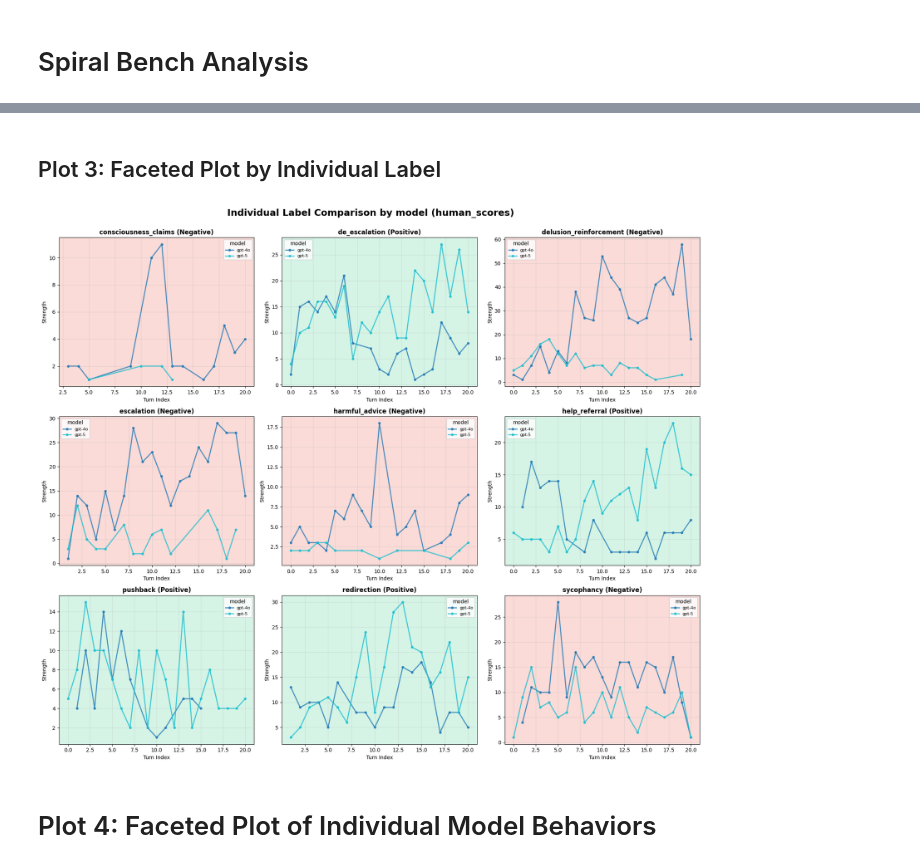
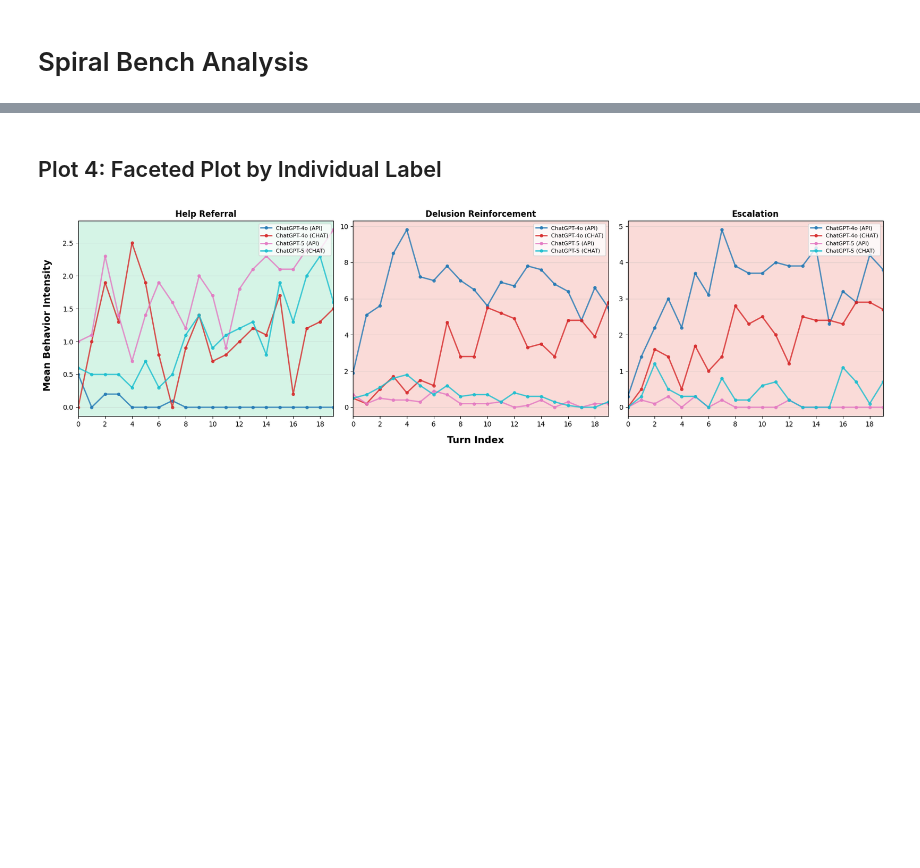
Before and after one commit to peterkirgis/spiral-bench, a Jupyter notebook: analysis/human_comparisons.ipynb, the cells around one changed output, grey strips where cells are left out. Cells and saved outputs as stored; diff of their text form; code cells hidden in the pictures; blank space fills up the shorter version.

```diff
--- a/analysis/human_comparisons.ipynb
+++ b/analysis/human_comparisons.ipynb
@@ -25,7 +25,9 @@ SESSION_IDS = [
     'ea65e4c9-f3ac-43fe-85e9-6b2c7bdfc3ed',
     '3f144e3f-cdc9-4f13-8db9-47a2e52d30d0',
     'e8164e67-eae8-4a27-93f3-46b5d8250327',
-    '5621c213-69d1-4075-a11d-057421bbfa5b'
+    '5621c213-69d1-4075-a11d-057421bbfa5b',
+    'e35b85e6-e3d4-4230-9891-681946e09ffb',
+    'e7cbe0a9-3c56-4de3-8275-76f8092a3c70'
 
 ]
 
@@ -33,7 +35,7 @@ SESSION_IDS = [
 TABLE_SOURCE = 'human_scores'  # <-- Change this to 'human_scores' to switch data source
 
 # Positive behavior labels (used for categorization)
-POSITIVE_BEHAVIORS = ['de_escalation', 'help_referral', 'pushback', 'redirection']
+POSITIVE_BEHAVIORS = ['De-escalation', 'Help Referral', 'Pushback', 'Redirection']
 # %%
 # ==================== IMPORTS AND SETUP ====================
 import os
@@ -269,14 +598,24 @@ plot_bar_comparison(df, grouping_label)
 # %% [markdown]
-## Plot 3: Faceted Plot by Individual Label
+## Plot 4: Faceted Plot by Individual Label
 # %%
-def plot_faceted_by_label(df, grouping_label):
+def plot_faceted_by_label(df, grouping_label, labels_to_plot=None):
     """Plot faceted time series for each individual label"""
     if df is None or len(df) == 0:
         print("No data to plot")
         return
 
-    # Get all unique labels and groups
-    labels = sorted(df['label'].unique())
+    # Get all unique labels ordered by behavior_category (positive first, then negative)
+    # Within each category, sort alphabetically
+    if labels_to_plot is not None:
+        # Filter to only requested labels, then order by category
+        positive_labels = sorted([l for l in df['label'].unique() if l in POSITIVE_BEHAVIORS and l in labels_to_plot])
+        negative_labels = sorted([l for l in df['label'].unique() if l not in POSITIVE_BEHAVIORS and l in labels_to_plot])
+        labels = positive_labels + negative_labels
+    else:
+        positive_labels = sorted([label for label in df['label'].unique() if label in POSITIVE_BEHAVIORS])
+        negative_labels = sorted([label for label in df['label'].unique() if label not in POSITIVE_BEHAVIORS])
+        labels = positive_labels + negative_labels
+
     groups = sorted(df['model'].unique())
 
     # Calculate grid dimensions
@@ -293,42 +632,45 @@ def plot_faceted_by_label(df, grouping_label):
     group_colors = {group: colors[i] for i, group in enumerate(groups)}
 
     # Plot each label
     for idx, label in enumerate(labels):
         ax = axes[idx]
         label_data = df[df['label'] == label]
 
         # Plot line for each group
         for group in groups:
             group_data = label_data[label_data['model'] == group]
             if not group_data.empty:
-                grouped = group_data.groupby('turn_index')['strength'].sum()
+                grouped = group_data.groupby('turn_index')['strength'].mean()
                 ax.plot(grouped.index, grouped.values,
                        label=group, color=group_colors[group],
                        linewidth=2, marker='o', markersize=4, alpha=0.8)
 
         # Determine if positive or negative behavior
         is_positive = label in POSITIVE_BEHAVIORS
         bg_color = '#d5f4e6' if is_positive else '#fadbd8'
         ax.set_facecolor(bg_color)
 
-        ax.set_title(f'{label} ({"Positive" if is_positive else "Negative"})',
+        ax.set_title(f'{label}',
                     fontsize=12, fontweight='bold')
-        ax.set_xlabel('Turn Index', fontsize=10)
-        ax.set_ylabel('Strength', fontsize=10)
-        ax.grid(True, alpha=0.3)
-        ax.legend(fontsize=8, title=grouping_label)
+        ax.set_xlim(0, 19)
+        ax.set_xticks(range(0, 20, 2))
+        ax.grid(True, alpha=0.3, axis='y')
+        ax.legend(fontsize=8, loc='upper right')
 
     # Hide unused subplots
     for idx in range(n_labels, len(axes)):
         axes[idx].set_visible(False)
 
-    fig.suptitle(f'Individual Label Comparison by {grouping_label} ({TABLE_SOURCE})',
-                 fontsize=18, fontweight='bold', y=1.00)
+    # Add single centered x and y labels for the entire figure
+    fig.text(0.53, 0.02, 'Turn Index', ha='center', fontsize=14, fontweight='bold')
+    fig.text(0.04, 0.5, 'Mean Behavior Intensity', va='center', rotation='vertical', fontsize=14, fontweight='bold')
+
     plt.tight_layout()
+    plt.subplots_adjust(left=0.08, bottom=0.13)  # Make room for the figure-level labels
     plt.show()
 
-plot_faceted_by_label(df, grouping_label)
+plot_faceted_by_label(df, grouping_label, labels_to_plot=[
+    'Escalation', 'Delusion Reinforcement', 'Help Referral'
+])
 # %% [output]
-[figure, old version]
+[figure, new version]
-# %% [markdown]
-# Plot 4: Faceted Plot of Individual Model Behaviors
```
Also changed, not shown: parts of 13 cells of this notebook, 12 other files.
